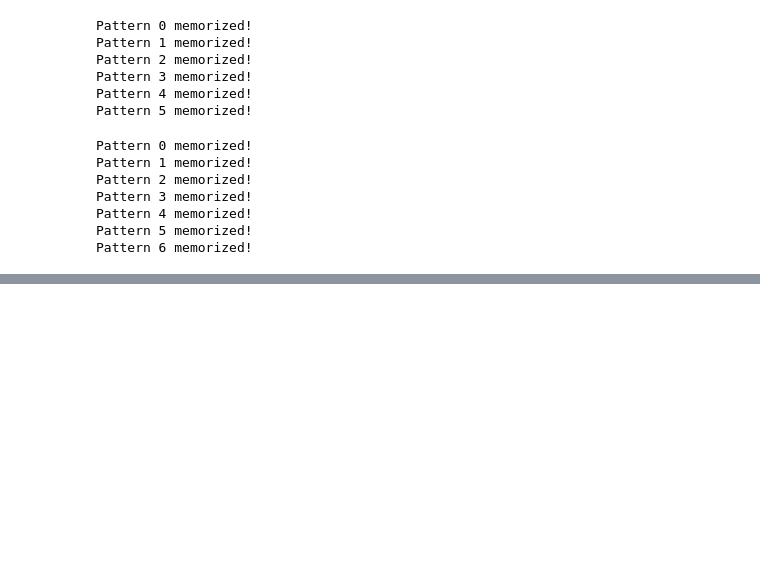
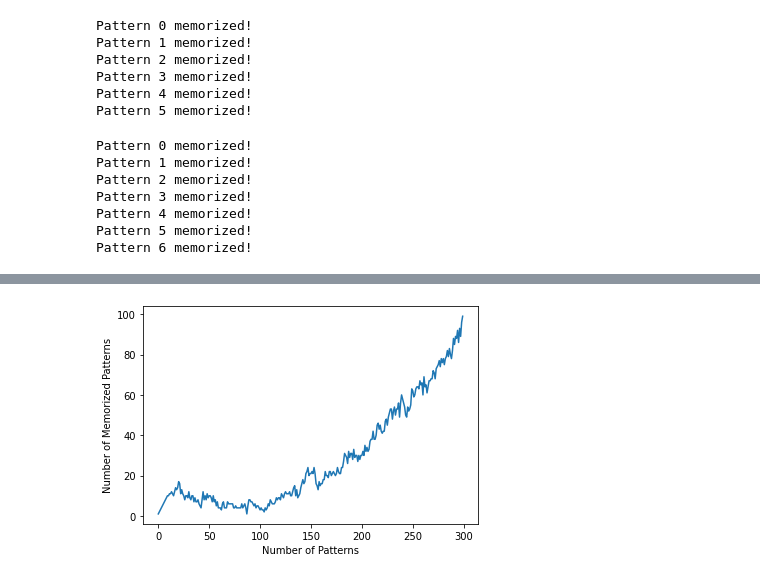
Before and after one commit to Alexdruso/DD2437-ANNDA-Colasanti-Sanvito-Stuart, a Jupyter notebook: lab3/assignment 3.1-3.3.ipynb, the cells around one changed output, grey strips where cells are left out. Cells and saved outputs as stored; diff of their text form; code cells hidden in the pictures; blank space fills up the shorter version.

```diff
--- a/lab3/assignment 3.1-3.3.ipynb
+++ b/lab3/assignment 3.1-3.3.ipynb
@@ -960,0 +962,26 @@ Pattern 10 memorized!
+# %%
+random_patterns = []
+for i in tqdm(range(300)):
+  random_patterns.append(np.random.choice([-1, 1], 100, p=[0.5, 0.5], replace=True))
+# %%
+stable_patterns = []
+for i in tqdm(range(1, 301)):
+  training_patterns = random_patterns[:i]
+
+  network = HopfieldNetwork(max_iterations=10)
+  network.fit(training_patterns, training_patterns)
+
+  n_stable_patterns = 0
+  for j in range(i):
+    pattern = training_patterns[j]
+    result = network.predict(pattern)
+    if (np.array_equal(pattern, result)):
+      n_stable_patterns += 1
+
+  stable_patterns.append(n_stable_patterns)
+# %%
+plt.plot(stable_patterns);
+plt.xlabel('Number of Patterns')
+plt.ylabel('Number of Memorized Patterns');
+# %% [output]
+[figure, added]
```
Also changed, not shown: parts of 29 cells of this notebook, 1 other file.
